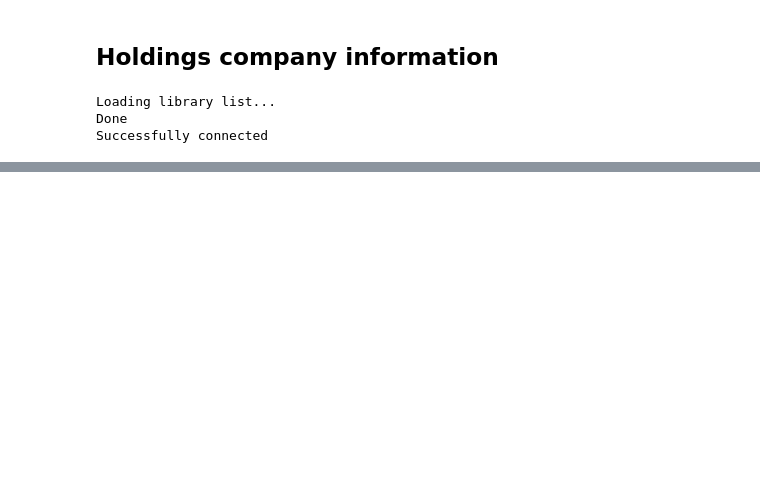
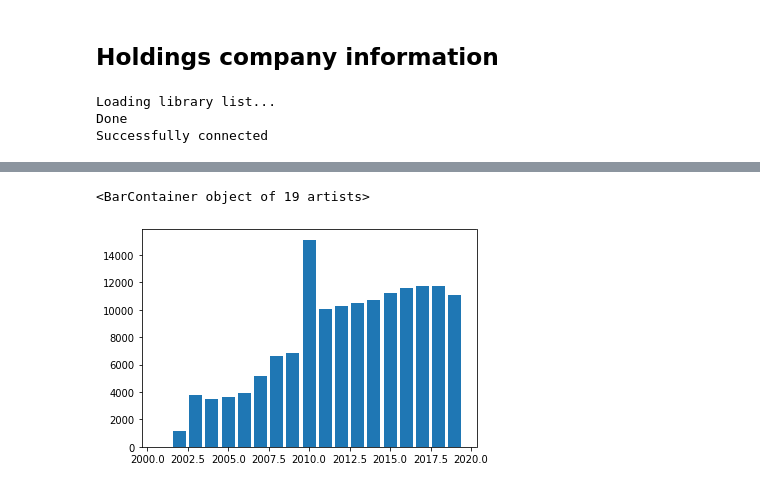
Before and after one commit to Amglex/Mutual-Funds, a Jupyter notebook: notebooks/001 - Data Loading.ipynb, the cells around one changed output, grey strips where cells are left out. Saved outputs shown, nothing was run; the diff lists cells and outputs as text; code cells hidden in the pictures; blank space fills up the shorter version.

Commit message:
Completely reworked data filtering and cleaning

```diff
--- a/notebooks/001 - Data Loading.ipynb
+++ b/notebooks/001 - Data Loading.ipynb
@@ -118,0 +186,23 @@ print("Successfully saved data")
+# %%
+######################
+# Query the data
+######################
+
+print('Start downloading data ...')
+
+# SQL Query
+data_raw_df = db.raw_sql(
+    '''
+    SELECT EXTRACT(YEAR FROM report_dt) as year, COUNT(DISTINCT crsp_portno) as count_portno
+    FROM holdings
+    GROUP BY year;
+    '''
+)
+
+print('SQL successful')
+
+print(data_raw_df.shape)
+
+print(data_raw_df.dtypes)
+
+print(data_raw_df.head())
@@ -118,0 +222,5 @@ print("Successfully saved data")
+# %%
+plt.bar(data_raw_df['year'],data_raw_df['count_portno'])
+# %% [output]
+<BarContainer object of 19 artists>
+[figure, added]
```
Also changed, not shown: parts of 14 cells of this notebook, 3 other files.
